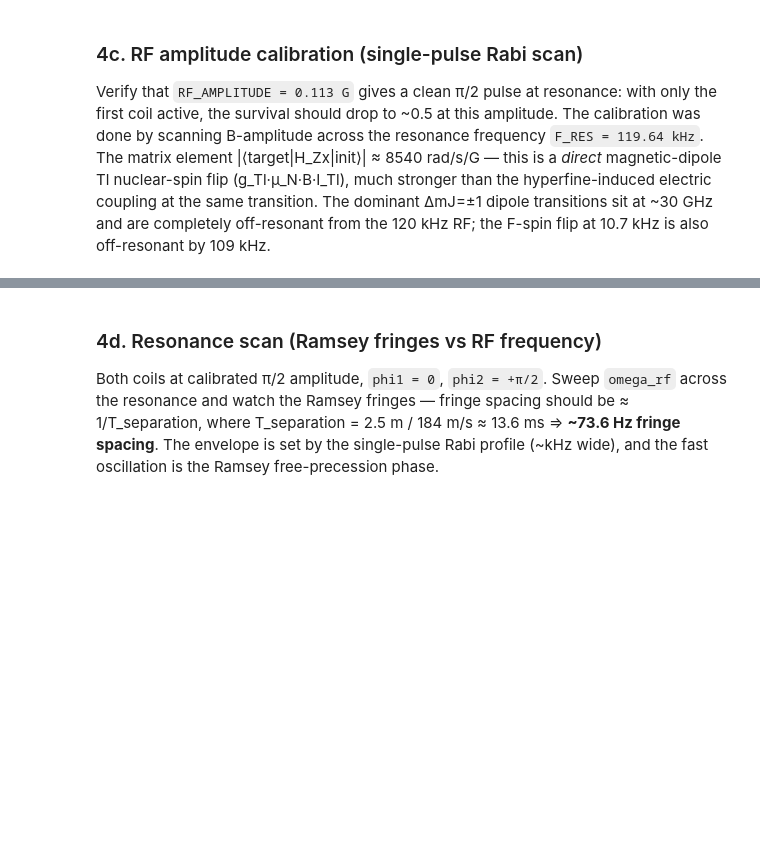
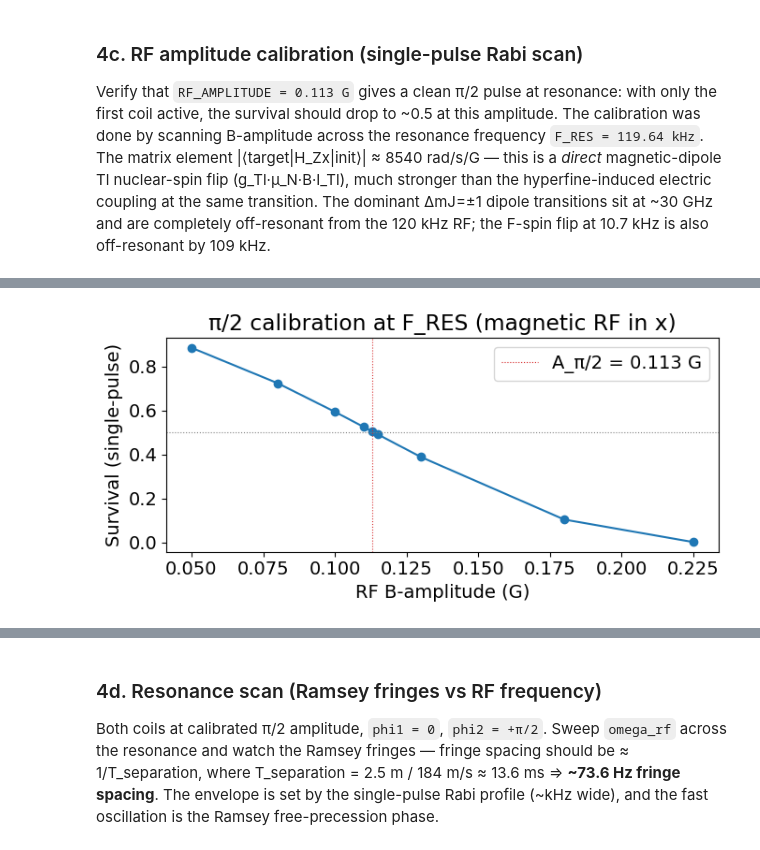
Before and after one commit to ograsdijk/CeNTREX-TlF, a Jupyter notebook: examples/ramsey_rf/demo_ramsey_rf.ipynb, the cells around one changed output, grey strips where cells are left out. Saved outputs shown, nothing was run; the diff lists cells and outputs as text; code cells hidden in the pictures; blank space fills up the shorter version.

```diff
--- a/examples/ramsey_rf/demo_ramsey_rf.ipynb
+++ b/examples/ramsey_rf/demo_ramsey_rf.ipynb
@@ -307,45 +309,58 @@ Verify that `RF_AMPLITUDE = 0.113 G` gives a clean π/2 pulse at resonance: with
 # Survival → 0 means a complete π pulse; survival = 0.5 means π/2.
 amps_cal = np.array([0.05, 0.08, 0.10, 0.110, 0.113, 0.115, 0.13, 0.18, 0.225])  # Gauss
 
-surv_cal = np.empty_like(amps_cal)
-for i, amp in enumerate(amps_cal):
-    rf1_cal = MagneticRFRegion.rounded_rectangle(
-        z_center=Z_RF1,
-        width=RF_WIDTH,
-        edge_length=RF_EDGE,
-        amplitude=amp,
-        omega=OMEGA_RF,
-        phi=0.0,
-        direction=(1, 0, 0),
-    )
-    rf2_off = MagneticRFRegion.rounded_rectangle(
-        z_center=Z_RF2,
-        width=RF_WIDTH,
-        edge_length=RF_EDGE,
-        amplitude=0.0,
-        omega=OMEGA_RF,
-        phi=0.0,
-        direction=(1, 0, 0),
-    )
-    fields_cal = FieldStack(E_dc=dc, rf_regions_B=[rf1_cal, rf2_off])
-    grid_cal = build_segmented_t_grid(
-        traj,
-        fields_cal,
-        t_start_sec,
-        t_end_sec,
-        dt_fine=0.5e-6,
-        guard_probes=3,
-    )
-    cfg_cal = RamseyRFConfig(
-        fields=fields_cal,
-        trajectory=traj,
-        z_start=Z_START,
-        z_final=Z_FINAL,
-        initial_psi0=Psi0_adiab,
-        Jmax=JMAX,
-        t_grid=grid_cal,
-    )
-    surv_cal[i] = RamseyRFSimulator(cfg_cal).run().survival_weighted
+# Build the calibration baseline ONCE (not per-amp): rf1 at the calibrated
+# amplitude, rf2 disabled. The rounded_rectangle envelope is exactly linear in
+# amplitude, so scaling rf_amp_1 in the scan is mathematically identical to
+# constructing fresh regions at each amplitude. The segmented t_grid is
+# amplitude-invariant (rf_threshold_rel is relative to peak), so build it once.
+rf1_cal = MagneticRFRegion.rounded_rectangle(
+    z_center=Z_RF1,
+    width=RF_WIDTH,
+    edge_length=RF_EDGE,
+    amplitude=RF_AMPLITUDE,
+    omega=OMEGA_RF,
+    phi=0.0,
+    direction=(1, 0, 0),
+)
+rf2_off = MagneticRFRegion.rounded_rectangle(
+    z_center=Z_RF2,
+    width=RF_WIDTH,
+    edge_length=RF_EDGE,
+    amplitude=0.0,
+    omega=OMEGA_RF,
+    phi=0.0,
+    direction=(1, 0, 0),
+)
+fields_cal = FieldStack(E_dc=dc, rf_regions_B=[rf1_cal, rf2_off])
+grid_cal = build_segmented_t_grid(
+    traj,
+    fields_cal,
+    t_start_sec,
+    t_end_sec,
+    dt_fine=0.5e-6,
+    guard_probes=3,
+)
+cfg_cal_base = RamseyRFConfig(
+    fields=fields_cal,
+    trajectory=traj,
+    z_start=Z_START,
+    z_final=Z_FINAL,
+    initial_psi0=Psi0_adiab,
+    Jmax=JMAX,
+    t_grid=grid_cal,
+)
+
+# Parallelize the 9-point amplitude scan across processes.
+t0 = time.perf_counter()
+scan_cal = run_scan(
+    cfg_cal_base,
+    ScanSpec(axis="rf_amp_1", values=amps_cal / RF_AMPLITUDE),
+    n_workers=8,
+    progress=False,
+)
+surv_cal = scan_cal.survival_weighted
+print(f"Amplitude calibration ({len(amps_cal)} points): {time.perf_counter() - t0:.1f} s")
 
 fig, ax = plt.subplots(figsize=(7, 3.5))
 ax.plot(amps_cal, surv_cal, "o-")
@@ -362,3 +377,4 @@ print(
     f"Single-pulse survival at A_PI_2 = {RF_AMPLITUDE} G: "
     f"{surv_cal[np.argmin(np.abs(amps_cal - RF_AMPLITUDE))]:.4f}  (target: 0.5)"
 )
+# %% [output]
@@ -364,0 +382 @@ print(
+[figure, added]
```
Also changed, not shown: parts of 12 cells of this notebook, 1 other file.
